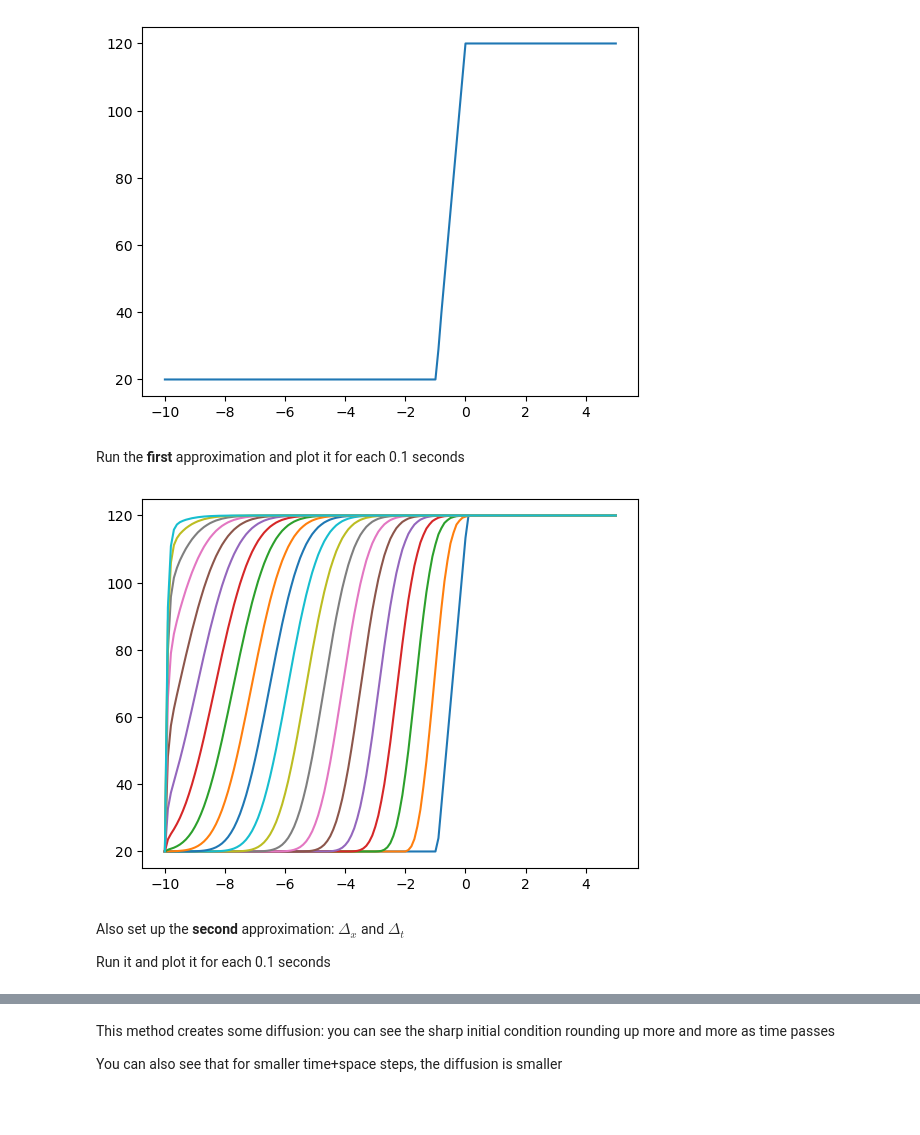
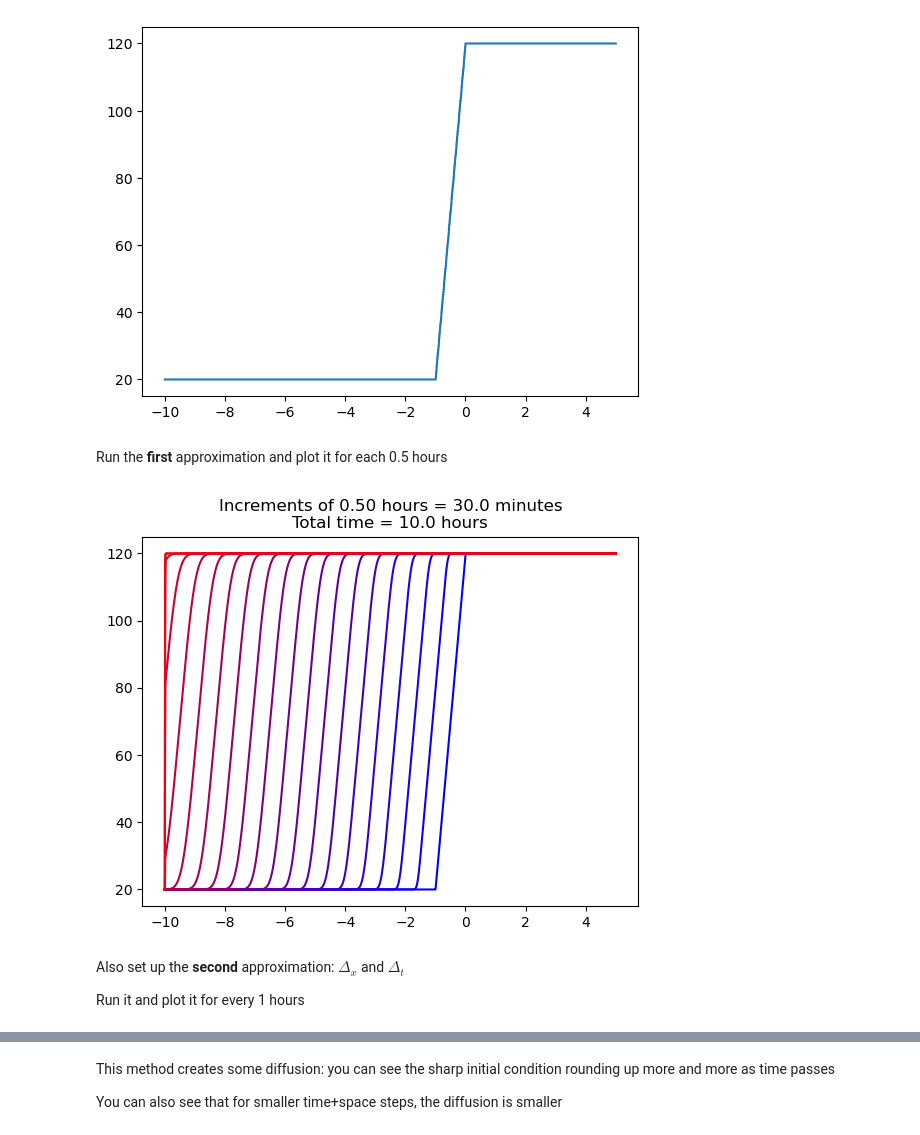
Before and after one commit to bigfatbernie/IBLMathModeling, a Jupyter notebook: book/python/transport_LaxFriedrichs.ipynb, the cells around one changed output, grey strips where cells are left out. Cells and saved outputs as stored; diff of their text form; code cells hidden in the pictures; blank space fills up the shorter version.

```diff
--- a/book/python/transport_LaxFriedrichs.ipynb
+++ b/book/python/transport_LaxFriedrichs.ipynb
@@ -52,14 +52,14 @@ Create a plot of the initial function.
 
 Also set up the **first** approximation: $\Delta_x$ and $\Delta_t$
 # %%
-Nx = 151
+Nx = 3001
 a = -10
 b = 5
 intervalx = (a,b)
 Deltax = (b-a)/Nx
 
 tN = 10
-Nt = 200
+Nt = 4000
 Deltat = tN/Nt
 
 X = np.linspace(a,b,Nx);
@@ -68,7 +68,7 @@ plt.plot(X,vrho(X));
 # %% [output]
 [figure]
 # %% [markdown]
-Run the **first** approximation and plot it for each 0.1 seconds
+Run the **first** approximation and plot it for each 0.5 hours
 # %%
 rhoa = 20
 rhob = 120
@@ -76,16 +76,21 @@ p = -1.2
 
 rho = LF_linear(p, vrho, rhoa, rhob, intervalx, tN, Deltax, Deltat)
 # %%
+b_range=np.linspace(0, 1, Nt)
+
+time_step = 200
 i=0
 while (i < Nt):
-    plt.plot(X,rho[i,:])
-    i += 10
+    plt.plot(X,rho[i,:],color=(b_range[i], 0, 1-b_range[i]))
+    i += time_step
+
+plt.title(f"Increments of {time_step*Deltat:.2f} hours = {time_step*Deltat*60:.1f} minutes\nTotal time = {tN:.1f} hours");
 # %% [output]
-[figure, old version]
+[figure, new version]
-# %% [markdown]
-Also set up the **second** approximation: $\Delta_x$ and $\Delta_t$
-
-Run it and plot it for each 0.1 seconds
+# %% [markdown]
+Also set up the **second** approximation: $\Delta_x$ and $\Delta_t$
+
+Run it and plot it for every 1 hours
 # %%
 Nx = 1501
 a = -10
```
Also changed, not shown: parts of 1 cell of this notebook, 19 other files.
